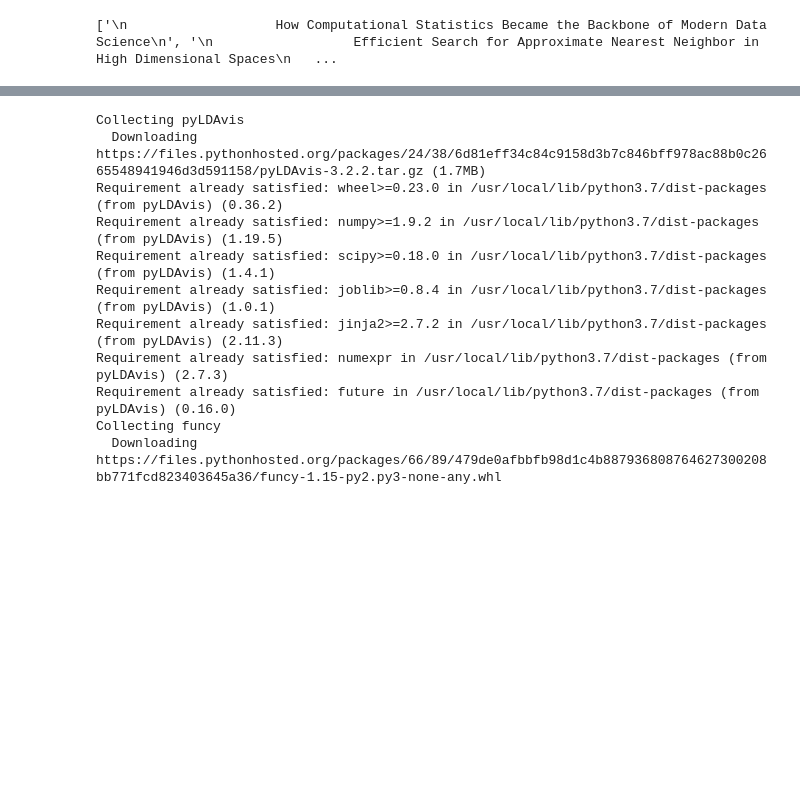
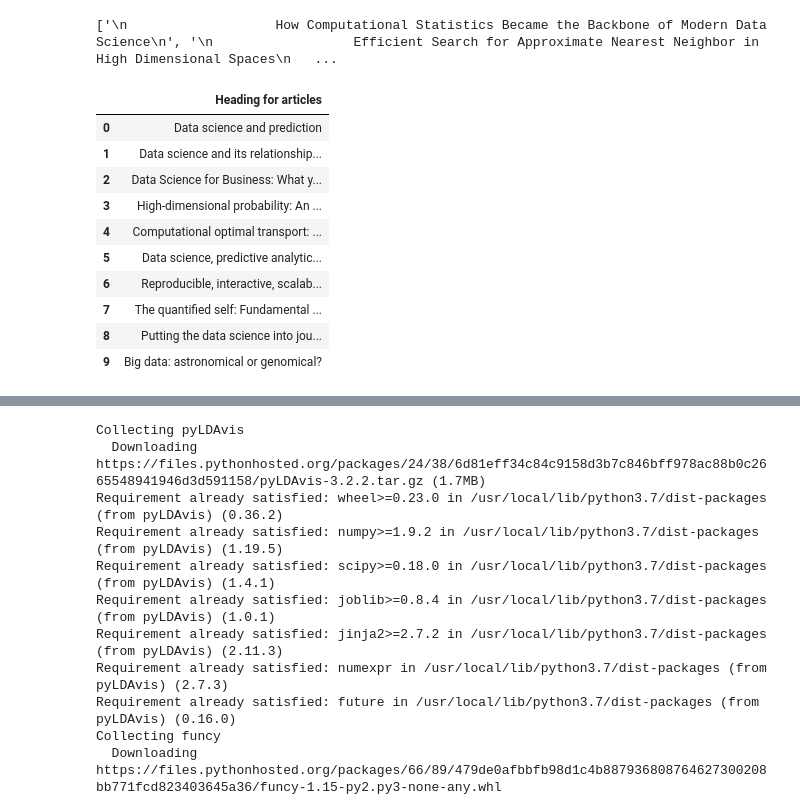
Before and after one commit to Akshitasama/akshita_INFO5731_Spring2021, a Jupyter notebook: In_class_exercise_07.ipynb, the cells around one changed output, grey strips where cells are left out. Drawn from its saved outputs; the diff is of its cells as text; code cells hidden in the pictures; blank space fills up the shorter version.

```diff
--- a/In_class_exercise_07.ipynb
+++ b/In_class_exercise_07.ipynb
@@ -29,3 +29,18 @@ print(titles)
 data_frame = pd.DataFrame (titles,columns=['titles'])
 # %% [output]
 ['\n                   How Computational Statistics Became the Backbone of Modern Data Science\n', '\n                  Efficient Search for Approximate Nearest Neighbor in High Dimensional Spaces\n   ...
+# %%
+articles_titles = pd.read_csv('titles.csv', encoding = "ISO-8859-1")
+articles_titles.head(10)
+# %% [output]
+|  | Heading for articles |
+| 0 | Data science and prediction |
+| 1 | Data science and its relationship... |
+| 2 | Data Science for Business: What y... |
+| 3 | High-dimensional probability: An ... |
+| 4 | Computational optimal transport: ... |
+| 5 | Data science, predictive analytic... |
+| 6 | Reproducible, interactive, scalab... |
+| 7 | The quantified self: Fundamental ... |
+| 8 | Putting the data science into jou... |
+| 9 | Big data: astronomical or genomical? |
```
Also changed, not shown: parts of 7 cells of this notebook.
